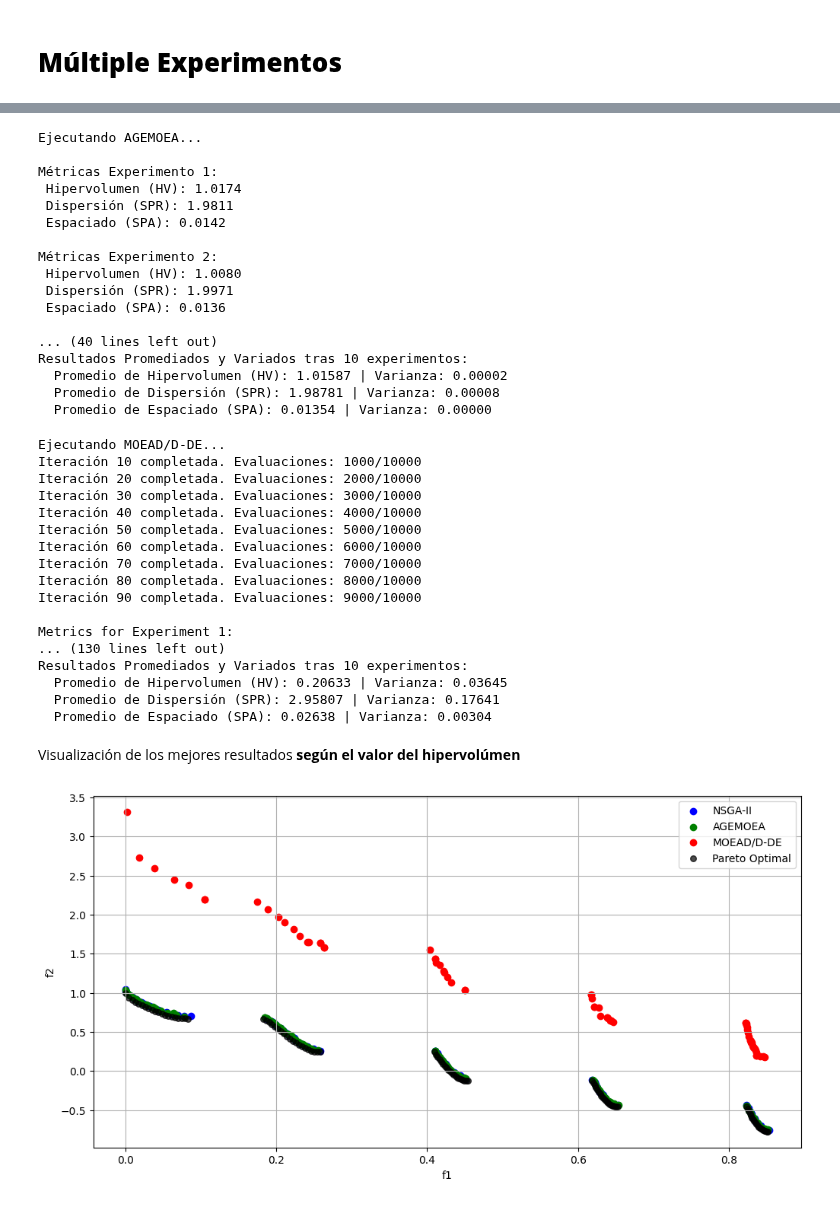
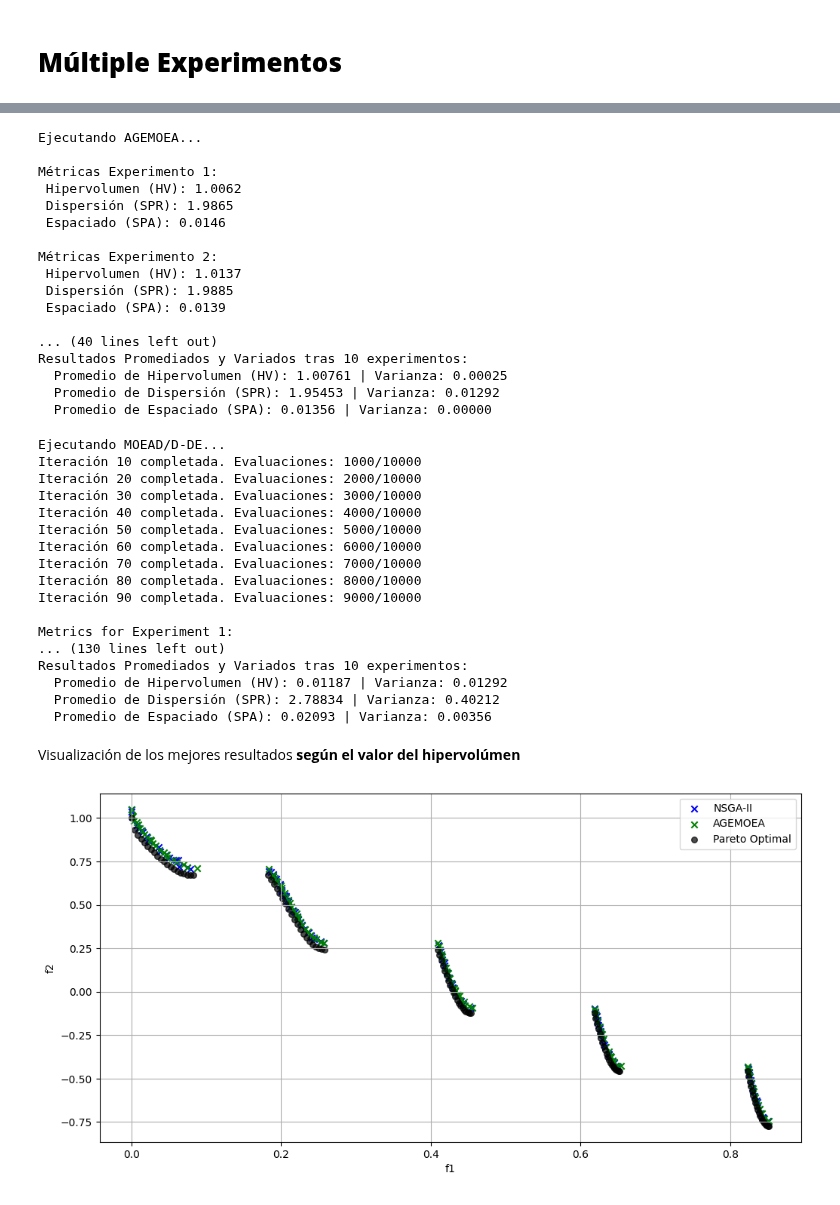
Before and after one commit to JorgeDC01/EMOC, a Jupyter notebook: H2/ZDT3.ipynb, the cells around one changed output, grey strips where cells are left out. Drawn from its saved outputs; the diff is of its cells as text; code cells hidden in the pictures.

```diff
--- a/H2/ZDT3.ipynb
+++ b/H2/ZDT3.ipynb
@@ -76,6 +132,8 @@ Código y algoritmo perteneciente al paper:
 Multi-objective evolutionary algorithm based on decomposition and differential evolution
 Reference: Li H, Zhang Q. Multiobjective optimization problems with complicated Pareto sets,
 MOEA/D and NSGA-II[J]. IEEE Transactions on Evolutionary Computation, 2008, 13(2): 284-302
+
+
 '''
 import numpy as np
 import matplotlib.pyplot as plt
@@ -159,7 +217,7 @@ def mutation(individual, lb, ub, dim, pm, eta_m):
     return individual
 
 
-def main_algorithm(npop, iter, lb, ub, max_evals, T=20, delta=0.9, nr=2, CR=1, F=0.5, eta_m=20):
+def main_algorithm(npop, iter, lb, ub, max_evals, T=20, delta=0.9, nr=2, CR=0.7, F=0.3, eta_m=20,p_mut=0.1):
     """
     La función principal
     :param npop: número de individuos en la población
@@ -169,9 +227,10 @@ def main_algorithm(npop, iter, lb, ub, max_evals, T=20, delta=0.9, nr=2, CR=1, F
     :param T: tamaño del vecindario (por defecto = 20)
     :param delta: probabilidad de que los padres sean seleccionados del vecindario (por defecto = 0.9)
     :param nr: número máximo de soluciones reemplazadas por un hijo (por defecto = 2)
-    :param CR: tasa de cruce (por defecto = 1)
-    :param F: factor escalar de mutación (por defecto = 0.5)
+    :param CR: tasa de cruce (por defecto = 0.7)
+    :param F: factor escalar de mutación (por defecto = 0.3)
     :param eta_m: índice de distribución del factor de dispersión (por defecto = 20)
+    :p_mut: probabilidad de mutación (por defecto 0.1)
     :return:
 
     """
@@ -212,7 +271,7 @@ def main_algorithm(npop, iter, lb, ub, max_evals, T=20, delta=0.9, nr=2, CR=1, F
                 off = pop[i].copy()
 
             # Step 2.3. Mutación
-            off = mutation(off, lb, ub, nvar, 1, eta_m)
+            off = mutation(off, lb, ub, nvar, p_mut, eta_m)
             off_obj = cal_obj(off)
             eval_count += 1  # Aumentar el contador de evaluaciones
 
@@ -250,5 +309,5 @@ def main_algorithm(npop, iter, lb, ub, max_evals, T=20, delta=0.9, nr=2, CR=1, F
 
 
 #Aplicación del Algoritmo
-res_moeadde = main_algorithm(200, 500, np.array([0] * 30), np.array([1] * 30), max_evals=10000)
+res_moeadde = main_algorithm(100, 100, np.array([0] * 30), np.array([1] * 30), max_evals=10000)
 # %% [output]
@@ -347,7 +478,10 @@ plt.show()
 # **Múltiple Experimentos**
 # %%
 # FUNCIÓN EJECUCIÓN DE 10 EXPERIMENTOS ALGORITMOS PYMOO
-def multiple_experiments(problem, algorithm_class, n_experiments=10, max_evals=10000, pop_size=100):
+
+termination = get_termination("n_eval", 10000)
+
+def multiple_experiments(problem, algorithm_class, termination=termination, n_experiments=10, pop_size=100):
     '''
     Ejecuta un algoritmo multiobjetivo sobre un problema dado en múltiples experimentos y calcula
     las métricas de rendimiento (Hipervolumen, Dispersión y Espaciado) para cada ejecución.
@@ -375,7 +509,7 @@ def multiple_experiments(problem, algorithm_class, n_experiments=10, max_evals=1
         # Optimización
         res = minimize(problem,
                     algorithm,
-                    termination=('n_eval', max_evals),  # Límite de evaluaciones
+                    termination=termination,
                     verbose=False)
 
         # Obtener el frente de Pareto
@@ -414,7 +548,7 @@ def multiple_experiments(problem, algorithm_class, n_experiments=10, max_evals=1
 
 
 # FUNCIÓN EJECUCIÓN DE 10 EXPERIMENTOS ALGORITMOS PROPUESTO
-def multiple_experiments_moeadde(n_experiments=10, npop=100, iterations=500, lb=np.array([0]*30), ub=np.array([1]*30), max_evals=10000):
+def multiple_experiments_moeadde(n_experiments=10, npop=100, iterations=100, lb=np.array([0]*30), ub=np.array([1]*30), max_evals=10000):
     '''
     Ejecuta el algoritmo MOEA/D-DE múltiples veces y calcula métricas (Hipervolumen, Dispersión y Espaciado) para cada ejecución.
 
@@ -474,7 +608,7 @@ problem = get_problem("zdt3")
 
 # 1. NSGA-II
 print("Ejecutando NSGA-II...")
-hv_nsgaii, var_hv_nsgaii, spr_nsgaii, var_spr_nsgaii, spa_nsgaii, var_spa_nsgaii, results_nsgaii = multiple_experiments(problem, NSGA2, n_experiments=10, max_evals=10000)
+hv_nsgaii, var_hv_nsgaii, spr_nsgaii, var_spr_nsgaii, spa_nsgaii, var_spa_nsgaii, results_nsgaii = multiple_experiments(problem, NSGA2, n_experiments=10)
 # %% [output]
 Ejecutando NSGA-II...
 
@@ -499,25 +633,25 @@ problem = get_problem("zdt3")
 
 # 2. AGEMOEA
 print("Ejecutando AGEMOEA...")
-hv_agemoea, var_hv_agemoea, spr_agemoea, var_spr_agemoea, spa_agemoea, var_spa_agemoea, results_agemoea = multiple_experiments(problem, AGEMOEA, n_experiments=10, max_evals=10000)
+hv_agemoea, var_hv_agemoea, spr_agemoea, var_spr_agemoea, spa_agemoea, var_spa_agemoea, results_agemoea = multiple_experiments(problem, AGEMOEA, n_experiments=10,  pop_size=100)
 # %% [output]
 Ejecutando AGEMOEA...
 
 Métricas Experimento 1:
- Hipervolumen (HV): 1.0174
- Dispersión (SPR): 1.9811
- Espaciado (SPA): 0.0142
+ Hipervolumen (HV): 1.0062
+ Dispersión (SPR): 1.9865
+ Espaciado (SPA): 0.0146
 
 Métricas Experimento 2:
- Hipervolumen (HV): 1.0080
- Dispersión (SPR): 1.9971
- Espaciado (SPA): 0.0136
+ Hipervolumen (HV): 1.0137
+ Dispersión (SPR): 1.9885
+ Espaciado (SPA): 0.0139
 
 ... (40 lines left out)
 Resultados Promediados y Variados tras 10 experimentos:
-  Promedio de Hipervolumen (HV): 1.01587 | Varianza: 0.00002
-  Promedio de Dispersión (SPR): 1.98781 | Varianza: 0.00008
-  Promedio de Espaciado (SPA): 0.01354 | Varianza: 0.00000
+  Promedio de Hipervolumen (HV): 1.00761 | Varianza: 0.00025
+  Promedio de Dispersión (SPR): 1.95453 | Varianza: 0.01292
+  Promedio de Espaciado (SPA): 0.01356 | Varianza: 0.00000
 # %%
 # Problema
 problem = get_problem("zdt3")
@@ -540,33 +674,33 @@ Iteración 90 completada. Evaluaciones: 9000/10000
 Metrics for Experiment 1:
 ... (130 lines left out)
 Resultados Promediados y Variados tras 10 experimentos:
-  Promedio de Hipervolumen (HV): 0.20633 | Varianza: 0.03645
-  Promedio de Dispersión (SPR): 2.95807 | Varianza: 0.17641
-  Promedio de Espaciado (SPA): 0.02638 | Varianza: 0.00304
+  Promedio de Hipervolumen (HV): 0.01187 | Varianza: 0.01292
+  Promedio de Dispersión (SPR): 2.78834 | Varianza: 0.40212
+  Promedio de Espaciado (SPA): 0.02093 | Varianza: 0.00356
 # %% [markdown]
 Visualización de los mejores resultados **según el valor del hipervolúmen**
 # %%
 #### FRENTE DE MEJORES RESULTADOS ####
 
 best_experiment_index_nsgaii = np.argmax(hv_nsgaii)
 best_pf_nsgaii = results_nsgaii[best_experiment_index_nsgaii].F
 best_experiment_index_agemoea = np.argmax(hv_agemoea)
 best_pf_agemoea = results_agemoea[best_experiment_index_agemoea].F
 best_experiment_index_moeadde = np.argmax(hv_moeadde)
 best_pf_moeadde = results_moeadde[best_experiment_index_moeadde]
 
 
 plt.figure(figsize=(12, 6))
-plt.scatter(best_pf_nsgaii[:, 0], best_pf_nsgaii[:, 1], label="NSGA-II", color='blue')
-plt.scatter(best_pf_agemoea[:, 0], best_pf_agemoea[:, 1], label="AGEMOEA", color='green')
-plt.scatter(best_pf_moeadde[:, 0], best_pf_moeadde[:, 1], label="MOEAD/D-DE", color='red')
+plt.scatter(best_pf_nsgaii[:, 0], best_pf_nsgaii[:, 1], label="NSGA-II", color='blue',marker='x')
+plt.scatter(best_pf_agemoea[:, 0], best_pf_agemoea[:, 1], label="AGEMOEA", color='green',marker='x')
+#plt.scatter(best_pf_moeadde[:, 0], best_pf_moeadde[:, 1], label="MOEAD/D-DE", color='red')
 # frente de Pareto Optimo
 plt.scatter(pareto_optimal[:, 0], pareto_optimal[:, 1], color='black', alpha=0.7, label="Pareto Optimal", edgecolors='black', s=30)
 
 plt.xlabel("f1")
 plt.ylabel("f2")
 plt.legend()
 plt.grid(True)
 plt.show()
 # %% [output]
-[figure, old version]
+[figure, new version]
```
Also changed, not shown: parts of 11 cells of this notebook.
